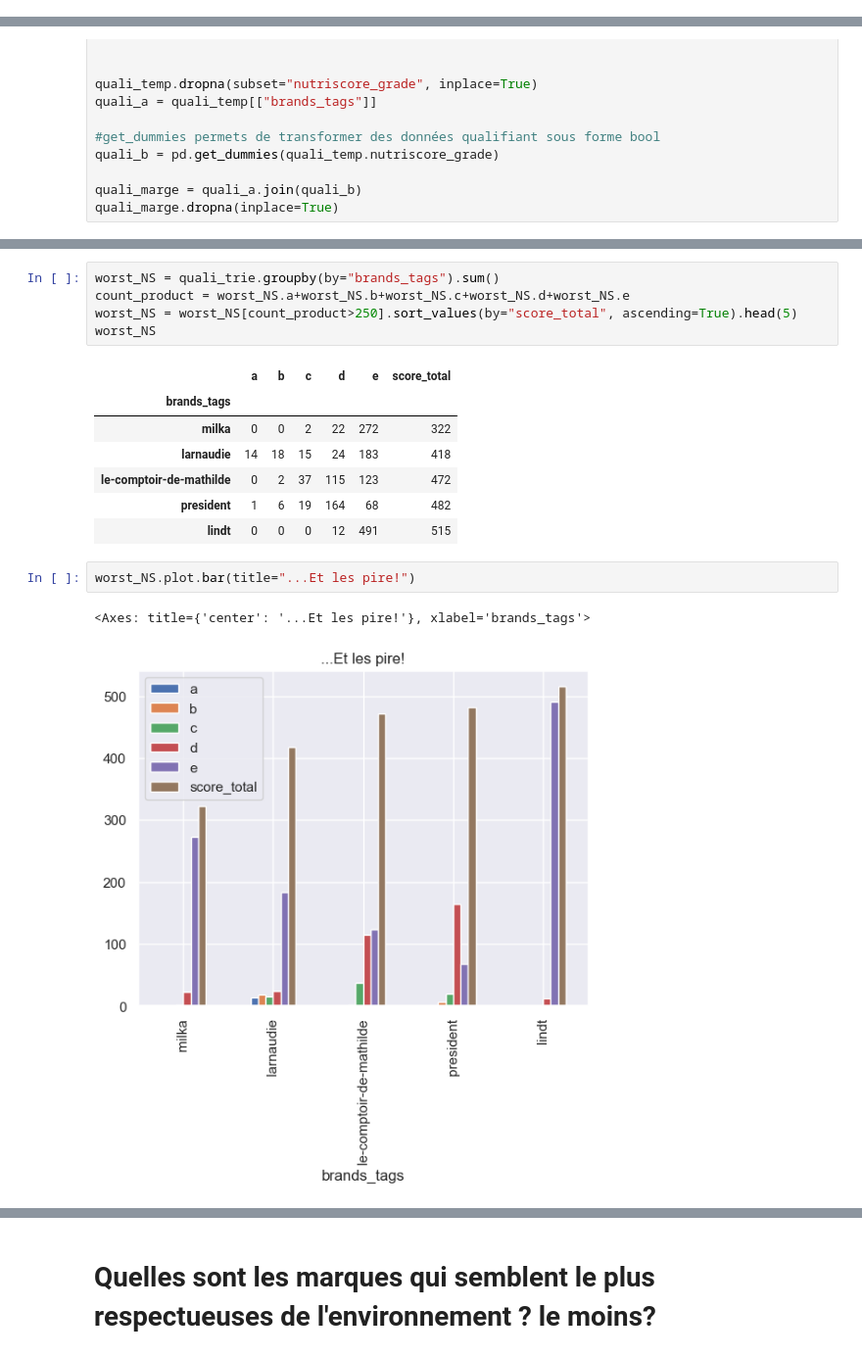
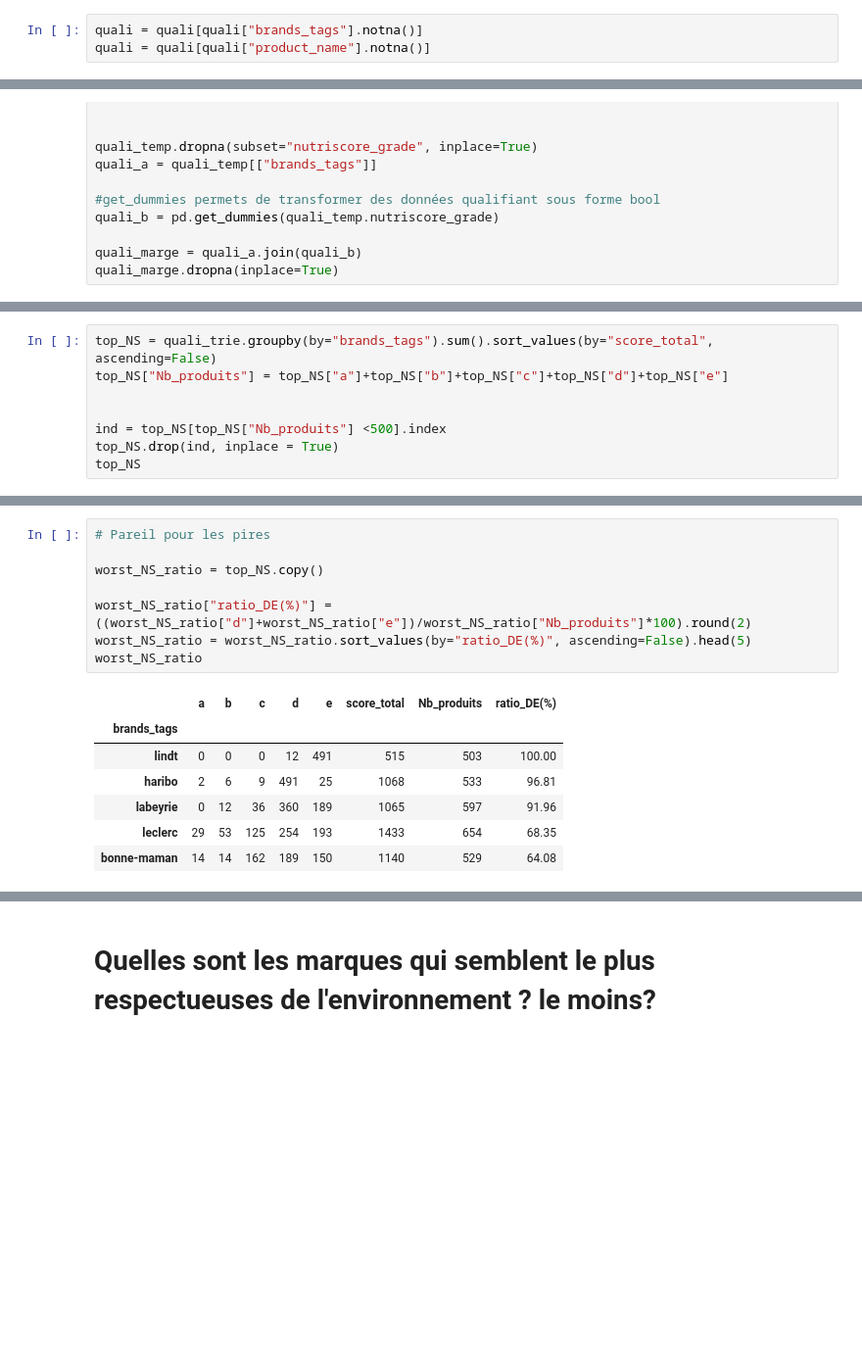
Before and after one commit to GrandMarabout/Analyse-UFC-que-choisir, a Jupyter notebook: Projet sur l'analyse de la qualité des produits alimentaires-Copy1.ipynb, the cells around one changed output, grey strips where cells are left out. Shown at 98% size. Saved outputs shown, nothing was run; the diff lists cells and outputs as text; blank space fills up the shorter version.

```diff
--- a/Projet sur l'analyse de la qualité des produits alimentaires-Copy1.ipynb
+++ b/Projet sur l'analyse de la qualité des produits alimentaires-Copy1.ipynb
@@ -209,6 +222,9 @@ print("Il y a ", quali["nb_nocif"].isin([2.0]).sum(), " produit(s) avec 2 additi
 Il y a  932413  produit(s) sans additif nocif
 Il y a  452  produit(s) avec 1 additif nocif
 Il y a  1  produit(s) avec 2 additifs nocifs
+# %%
+quali = quali[quali["brands_tags"].notna()]
+quali = quali[quali["product_name"].notna()]
 # %%
 #création nouveau DF
 nocif_b = quali.copy()
@@ -402,0 +351,8 @@ plt.show()
+# %%
+top_NS = quali_trie.groupby(by="brands_tags").sum().sort_values(by="score_total", ascending=False)
+top_NS["Nb_produits"] = top_NS["a"]+top_NS["b"]+top_NS["c"]+top_NS["d"]+top_NS["e"]
+
+
+ind = top_NS[top_NS["Nb_produits"] <500].index
+top_NS.drop(ind, inplace = True)
+top_NS
@@ -403,18 +415,16 @@ plt.show()
 # %%
-worst_NS = quali_trie.groupby(by="brands_tags").sum()
-count_product = worst_NS.a+worst_NS.b+worst_NS.c+worst_NS.d+worst_NS.e
-worst_NS = worst_NS[count_product>250].sort_values(by="score_total", ascending=True).head(5)
-worst_NS
+# Pareil pour les pires
+
+worst_NS_ratio = top_NS.copy()
+
+worst_NS_ratio["ratio_DE(%)"] = ((worst_NS_ratio["d"]+worst_NS_ratio["e"])/worst_NS_ratio["Nb_produits"]*100).round(2)
+worst_NS_ratio = worst_NS_ratio.sort_values(by="ratio_DE(%)", ascending=False).head(5)
+worst_NS_ratio
 # %% [output]
-|  | a | b | c | d | e | score_total |
-| brands_tags |  |  |  |  |  |  |
-| milka | 0 | 0 | 2 | 22 | 272 | 322 |
-| larnaudie | 14 | 18 | 15 | 24 | 183 | 418 |
-| le-comptoir-de-mathilde | 0 | 2 | 37 | 115 | 123 | 472 |
-| president | 1 | 6 | 19 | 164 | 68 | 482 |
-| lindt | 0 | 0 | 0 | 12 | 491 | 515 |
+|  | a | b | c | d | e | score_total | Nb_produits | ratio_DE(%) |
+| brands_tags |  |  |  |  |  |  |  |  |
+| lindt | 0 | 0 | 0 | 12 | 491 | 515 | 503 | 100.00 |
+| haribo | 2 | 6 | 9 | 491 | 25 | 1068 | 533 | 96.81 |
+| labeyrie | 0 | 12 | 36 | 360 | 189 | 1065 | 597 | 91.96 |
+| leclerc | 29 | 53 | 125 | 254 | 193 | 1433 | 654 | 68.35 |
+| bonne-maman | 14 | 14 | 162 | 189 | 150 | 1140 | 529 | 64.08 |
-# %%
-worst_NS.plot.bar(title="...Et les pire!")
-# %% [output]
-<Axes: title={'center': '...Et les pire!'}, xlabel='brands_tags'>
-[figure, removed]
```
Also changed, not shown: parts of 27 cells of this notebook.
